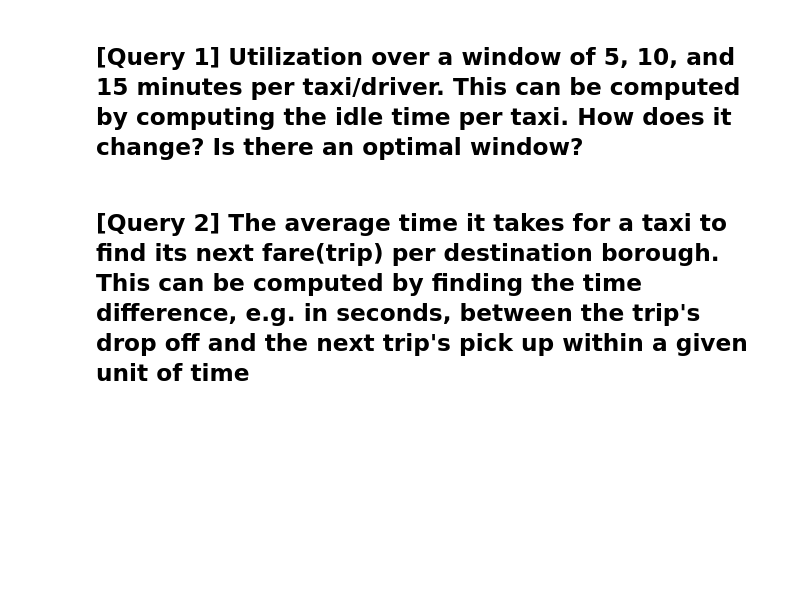
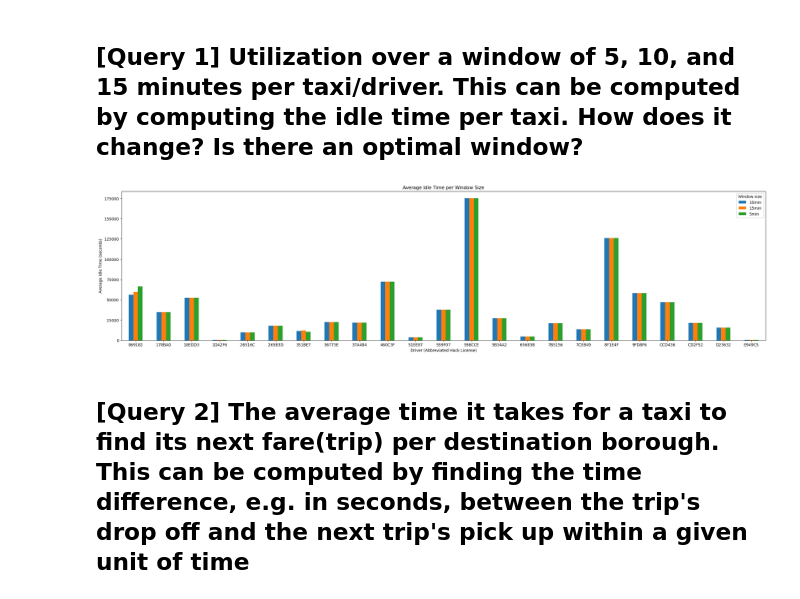
Before and after one commit to thomasabrina/Big-Data-Management-Projects, a Jupyter notebook: Analyzing New York City Taxi Data with Spark Structured Streaming/mnt/Project.ipynb, the cells around one changed output. Saved outputs shown, nothing was run; the diff lists cells and outputs as text; code cells hidden in the pictures; blank space fills up the shorter version.

```diff
--- a/Analyzing New York City Taxi Data with Spark Structured Streaming/mnt/Project.ipynb
+++ b/Analyzing New York City Taxi Data with Spark Structured Streaming/mnt/Project.ipynb
@@ -106,44 +118,42 @@ for query in queries:
 # %%
 import matplotlib.pyplot as plt
 import pandas as pd
-
-checkpoint_path = "./checkpoint"
-output_path = "output/"
-windows = [5, 10, 15]
 
 # Assuming you have a function to read delta tables into a dataframe
 def read_delta_table(path):
     return spark.read.format("delta").load(path).toPandas()
 
 # Collect data from different window outputs
-data_frames = {duration: read_delta_table(f"{output_path}/duration_{duration}_min") for duration in windows}
+data_frames = {duration: read_delta_table(f"{output_path}/idle_time_{duration}") for duration in windows}
 
 for duration, df in data_frames.items():
     df['window_size'] = f"{duration}min"  # Add window size as a string, e.g., '5min'
 
 # Combine all data frames into one
 combined_df = pd.concat(data_frames.values(), ignore_index=True)
 
 # Drop the 'window' column if no longer needed
 combined_df.drop('window', axis=1, inplace=True)
 
+# Abbreviate the hack license to the first 6 characters
+combined_df['hack_license'] = combined_df['hack_license'].apply(lambda x: x[:6])
+
 # Pivot the DataFrame
-pivot_df = combined_df.pivot_table(index='hack_license', columns='window_size', values='idle_time', aggfunc='mean')
-print(pivot_df)
+pivot_df = combined_df.pivot_table(index='hack_license', columns='window_size', values='total_idle_time', aggfunc='mean')
 
-# Optional: Reset the index if you want 'hack_licence' as a regular column for plotting
+# Optional: Reset the index if you want 'hack_license' as a regular column for plotting
 pivot_df.reset_index(inplace=True)
 
-# Example of plotting
-import matplotlib.pyplot as plt
-
-pivot_df.set_index('hack_license').plot(kind='bar', figsize=(10, 7))
+# Plotting
+pivot_df.set_index('hack_license').plot(kind='bar', figsize=(30, 7))
 plt.title('Average Idle Time per Window Size')
-plt.xlabel('Driver')
+plt.xlabel('Driver (Abbreviated Hack License)')
 plt.ylabel('Average Idle Time (seconds)')
 plt.xticks(rotation=0)
 plt.legend(title='Window size')
 plt.show()
+# %% [output]
+[figure, added]
 # %% [markdown]
 ## [Query 2] The average time it takes for a taxi to find its next fare(trip) per destination borough. This can be computed by finding the time difference, e.g. in seconds, between the trip's drop off and the next trip's pick up within a given unit of time
 # %%
```
Also changed, not shown: parts of 8 cells of this notebook, 1 other file.
